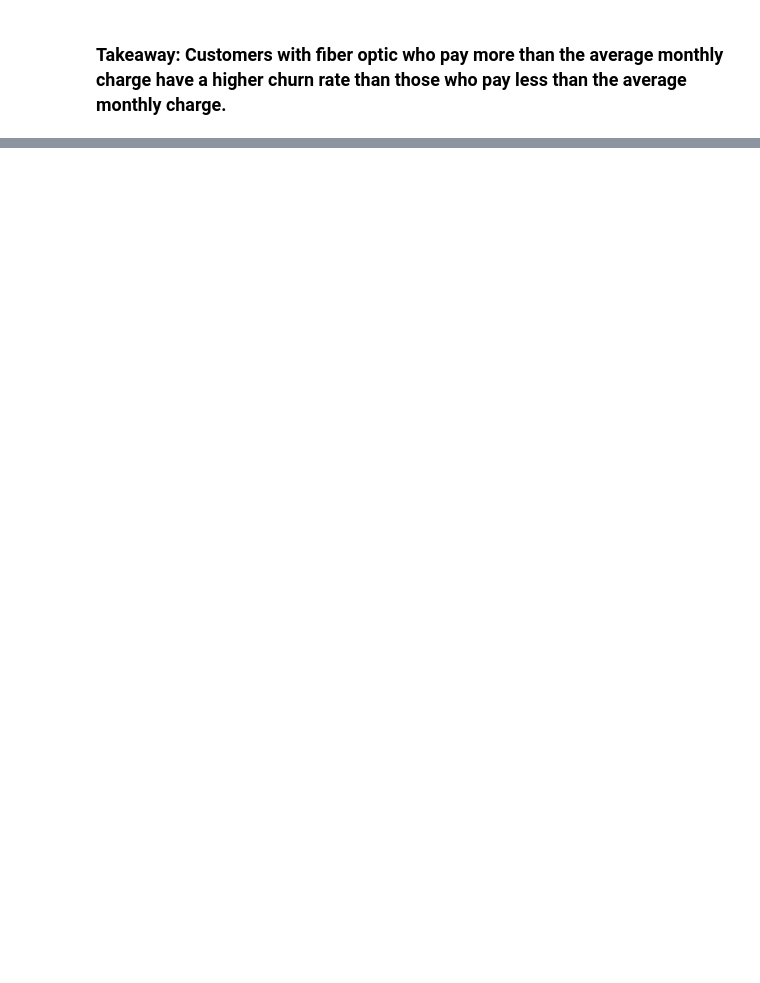
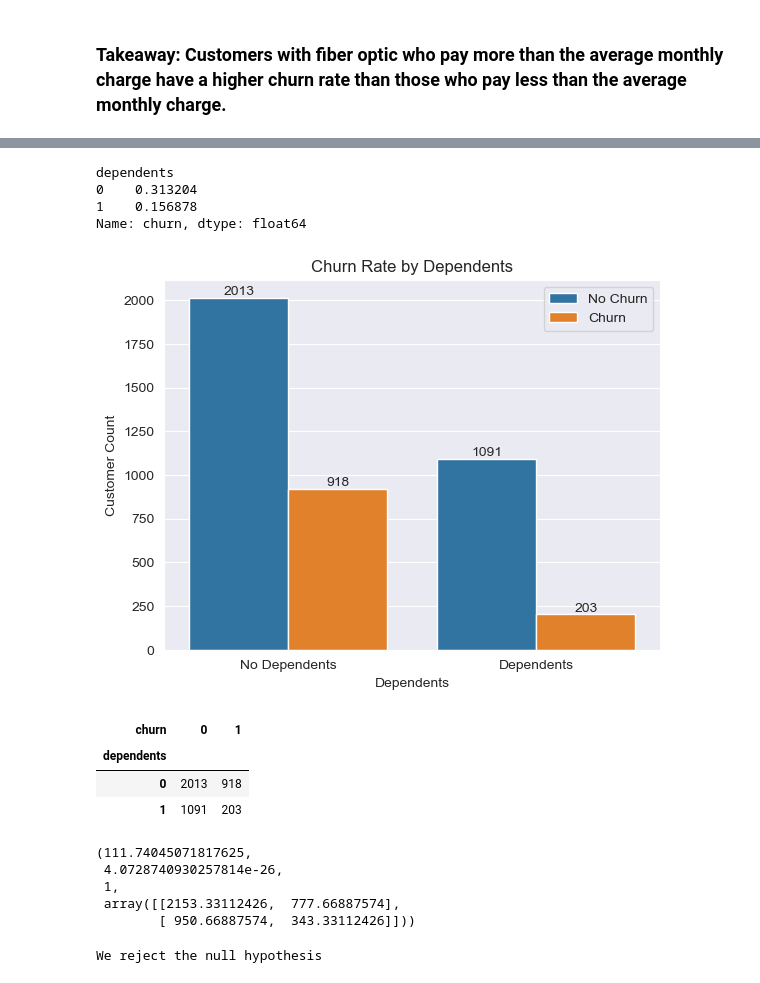
Before and after one commit to Nathanieldewald/telco_project, a Jupyter notebook: explore.ipynb, the cells around one changed output, grey strips where cells are left out. Drawn from its saved outputs; the diff is of its cells as text; code cells hidden in the pictures; blank space fills up the shorter version.

```diff
--- a/explore.ipynb
+++ b/explore.ipynb
@@ -128,0 +212,21 @@ chi2, p, degf, expected
+# %%
+train.groupby('dependents').churn.mean()
+# %% [output]
+dependents
+0    0.313204
+1    0.156878
+Name: churn, dtype: float64
+# %%
+# plot the churn rate for each internet service type
+ax = sns.countplot(x='dependents', hue='churn', data=train)
+for container in ax.containers:
+    ax.bar_label(container)
+#label the plot
+plt.title('Churn Rate by Dependents')
+plt.xlabel('Dependents')
+plt.ylabel('Customer Count')
+plt.legend(['No Churn', 'Churn'])
+plt.xticks([0, 1], ['No Dependents', 'Dependents'])
+plt.show()
+# %% [output]
+[figure, added]
@@ -128,0 +245,23 @@ chi2, p, degf, expected
+# %%
+# statistical test
+# chi2 test to compare the proportions of two groups
+observed = pd.crosstab(train.dependents, train.churn)
+observed
+# %% [output]
+| churn | 0 | 1 |
+| dependents |  |  |
+| 0 | 2013 | 918 |
+| 1 | 1091 | 203 |
+# %%
+chi2, p, degf, expected = stats.chi2_contingency(observed)
+chi2, p, degf, expected
+# %% [output]
+(111.74045071817625,
+ 4.0728740930257814e-26,
+ 1,
+ array([[2153.33112426,  777.66887574],
+        [ 950.66887574,  343.33112426]]))
+# %%
+e.eval_results(p)
+# %% [output]
+We reject the null hypothesis
```
Also changed, not shown: parts of 28 cells of this notebook, 8 other files.
